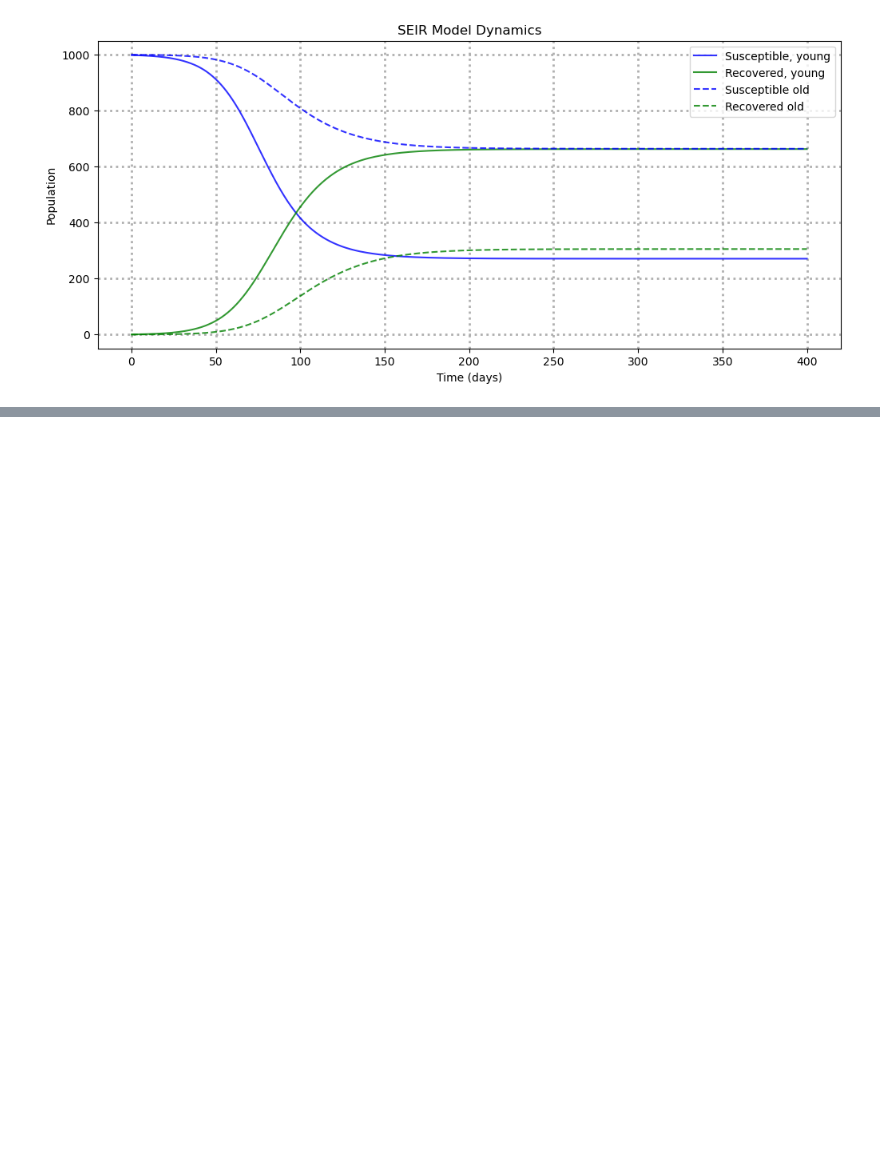
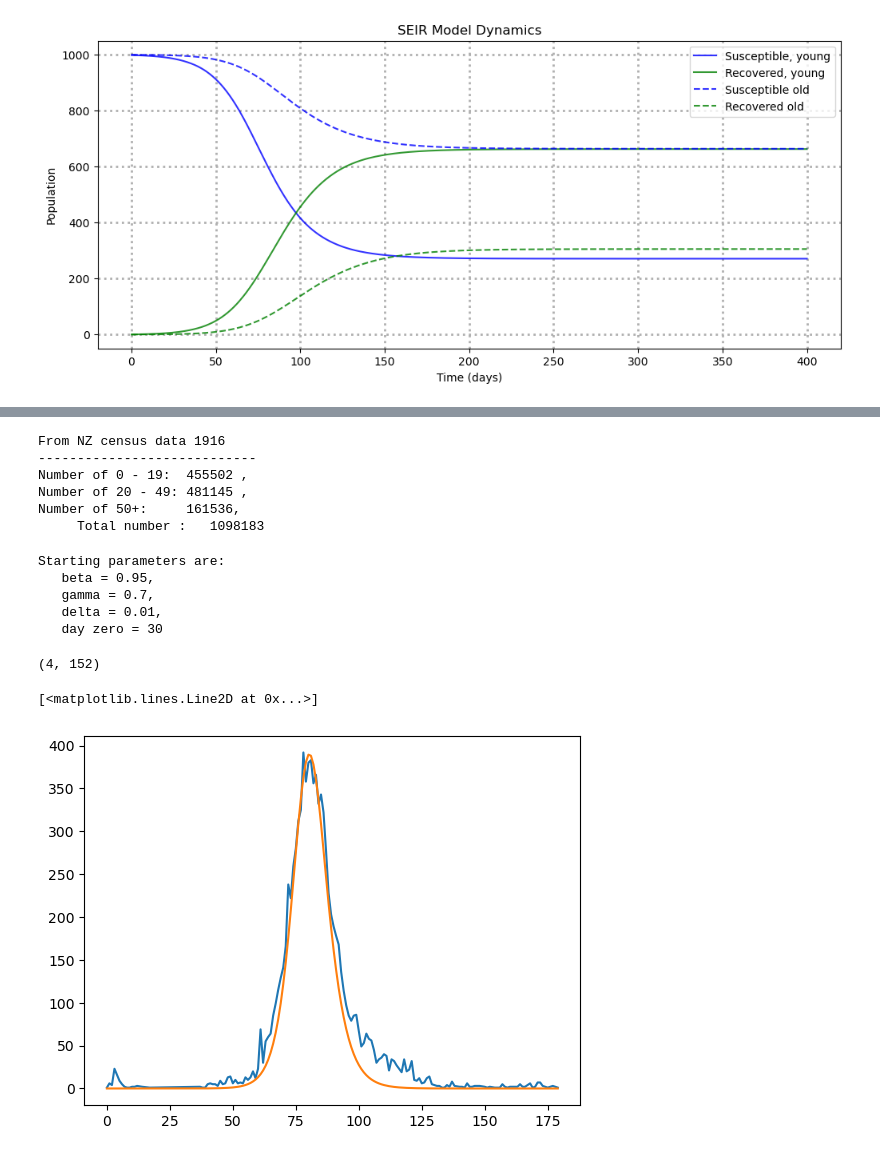
Before and after one commit to gavdoubleu/SEIRD_model, a Jupyter notebook: SEIRD model.ipynb, the cells around one changed output, grey strips where cells are left out. Cells and saved outputs as stored; diff of their text form; code cells hidden in the pictures; blank space fills up the shorter version.

```diff
--- a/SEIR model.ipynb
+++ b/SEIRD model.ipynb
@@ -593,0 +619,4 @@ We're going to do it with some ages, and the aim to get the $t \rightarrow \inft
+# %%
+NZ_death_data = pd.read_csv('deaths_by_age_and_date.csv').drop(columns=['Unnamed: 0'])
+NZ_death_data.loc[:,'Total'] = NZ_death_data.loc[:,'0-19']+NZ_death_data.loc[:,'20-49']+NZ_death_data.loc[:,'50+']
+NZ_death_data
@@ -593,0 +637,11 @@ We're going to do it with some ages, and the aim to get the $t \rightarrow \inft
+# %%
+N_0_19 , N_20_49, N_50p =  455502, 481145, 161536  # from age census data 1916
+N_T = N_0_19 + N_20_49 + N_50p
+print("From NZ census data 1916\n----------------------------\nNumber of 0 - 19:  {} ,\nNumber of 20 - 49: {} ,\nNumber of 50+:     {},\n     Total number :   {}".format(N_0_19, N_20_49, N_50p, N_T))
+# %% [output]
+From NZ census data 1916
+----------------------------
+Number of 0 - 19:  455502 ,
+Number of 20 - 49: 481145 ,
+Number of 50+:     161536,
+     Total number :   1098183
@@ -593,0 +683,51 @@ We're going to do it with some ages, and the aim to get the $t \rightarrow \inft
+# %%
+
+# the contact rate, beta, incubation rate, sigma, and mean recovery rate, gamma
+beta_0 = 0.95
+
+gamma_0, delta_0 = 0.7, 0.01
+
+Y_day_0_of_infection = np.array([1098182, 1, 0, 0])
+
+day_of_first_infection_0 = 30
+
+num_population = 1098183
+
+print("Starting parameters are:\n   beta = {},\n   gamma = {},\n   delta = {},\n   day zero = {}".format(beta_0,
+                                                                                                         gamma_0,
+                                                                                                         delta_0,
+                                                                                                         day_of_first_infection_0))
+# %% [output]
+Starting parameters are:
+   beta = 0.95,
+   gamma = 0.7,
+   delta = 0.01,
+   day zero = 30
+# %%
+dummy = pd.to_datetime(NZ_death_data.sort_values('date_death').loc[:,'date_death'])
+dummymin = min(dummy)
+x = dummy.apply(lambda l: l - dummymin).dt.days
+
+y = NZ_death_data.sort_values('date_death')['Total']
+
+sigma = np.maximum(np.zeros(y.shape),np.sqrt(y))
+# %%
+solmat = solve_ivp(deriv_1D,
+                   [min(x), max(x)],
+                   Y_day_0_of_infection,
+                   args=(beta_0, gamma_0, delta_0, num_population),
+                   dense_output=True)
+dates_after_start = x[x >= day_of_first_infection_0]-day_of_first_infection_0
+dates_before_start = x[x < day_of_first_infection_0]
+
+total_compartments_eval = np.concatenate([np.zeros((4,len(dates_before_start))) , solmat.sol(dates_after_start)], axis=1)
+print(total_compartments_eval.shape)
+
+my_derivs = deriv_1D(x, total_compartments_eval, beta_0, gamma_0, delta_0, num_population)
+
+plt.plot(x, y, label='Total deaths')
+plt.plot(x, my_derivs[3], label='SIRD first guess')
+# %% [output]
+(4, 152)
+[<matplotlib.lines.Line2D at 0x...>]
+[figure, added]
```
Also changed, not shown: parts of 20 cells of this notebook, 14 other files.
